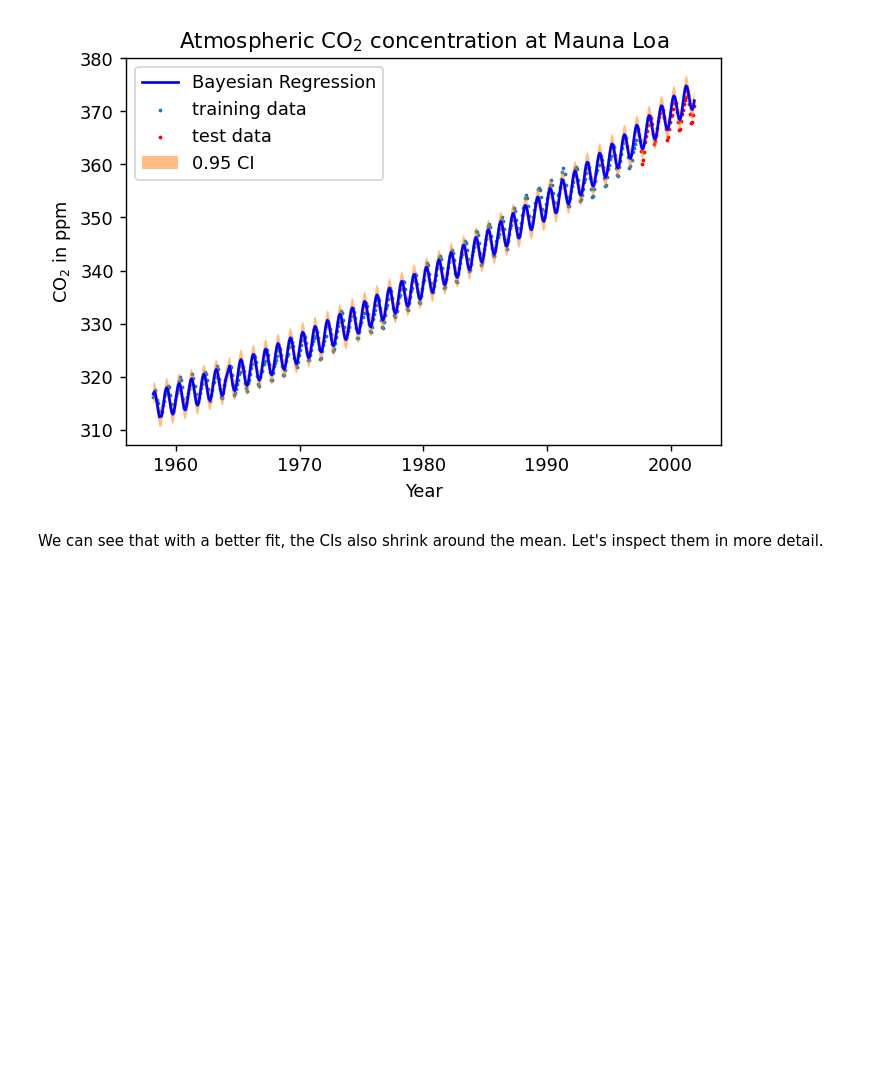
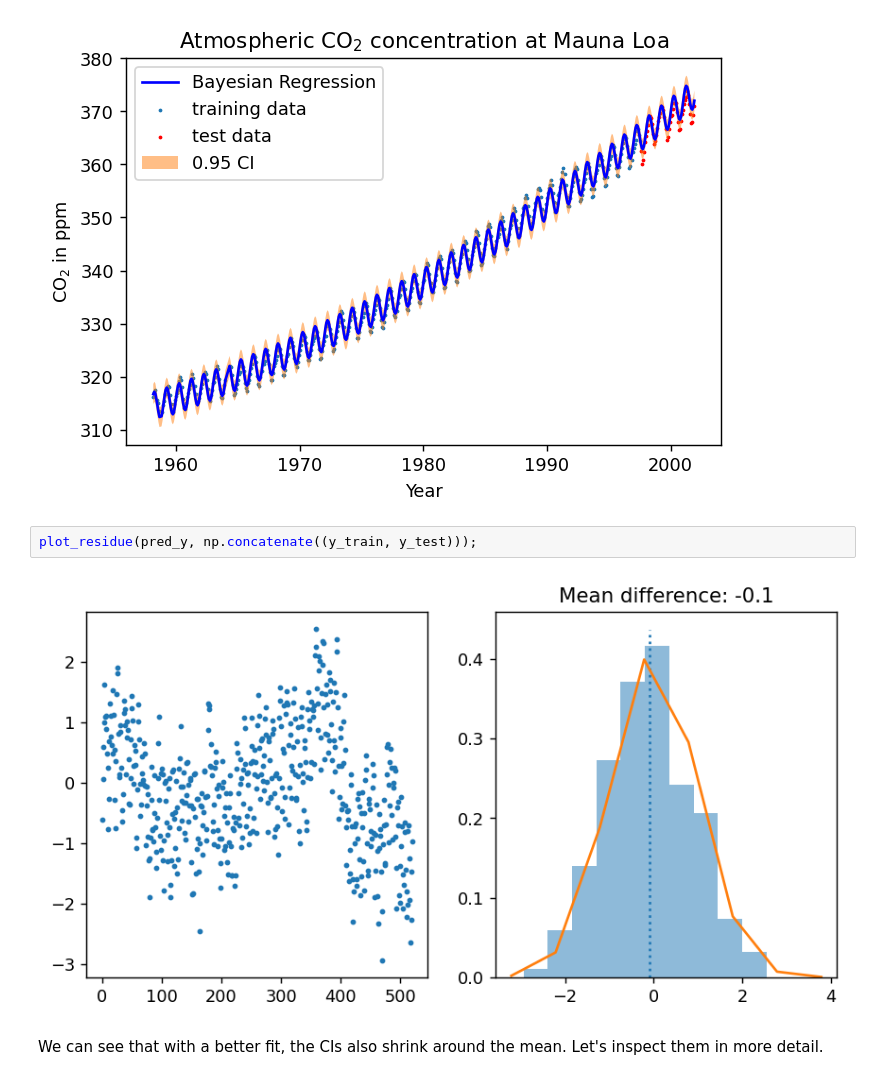
Before and after one commit to edmundlth/BUSA90501_ML_2021, a Jupyter notebook: week5/w5-answers.ipynb, the cells around one changed output. Saved outputs shown, nothing was run; the diff lists cells and outputs as text; blank space fills up the shorter version.

```diff
--- a/week5/w5-answers.ipynb
+++ b/week5/w5-answers.ipynb
@@ -319,6 +355,10 @@ plt.title(r"Atmospheric CO$_2$ concentration at Mauna Loa")
 plt.show()
 # %% [output]
 [figure]
+# %%
+plot_residue(pred_y, np.concatenate((y_train, y_test)));
+# %% [output]
+[figure, added]
 # %% [markdown]
 We can see that with a better fit, the CIs also shrink around the mean. Let's inspect them in more detail.
 # %%
```
Also changed, not shown: parts of 8 cells of this notebook.
